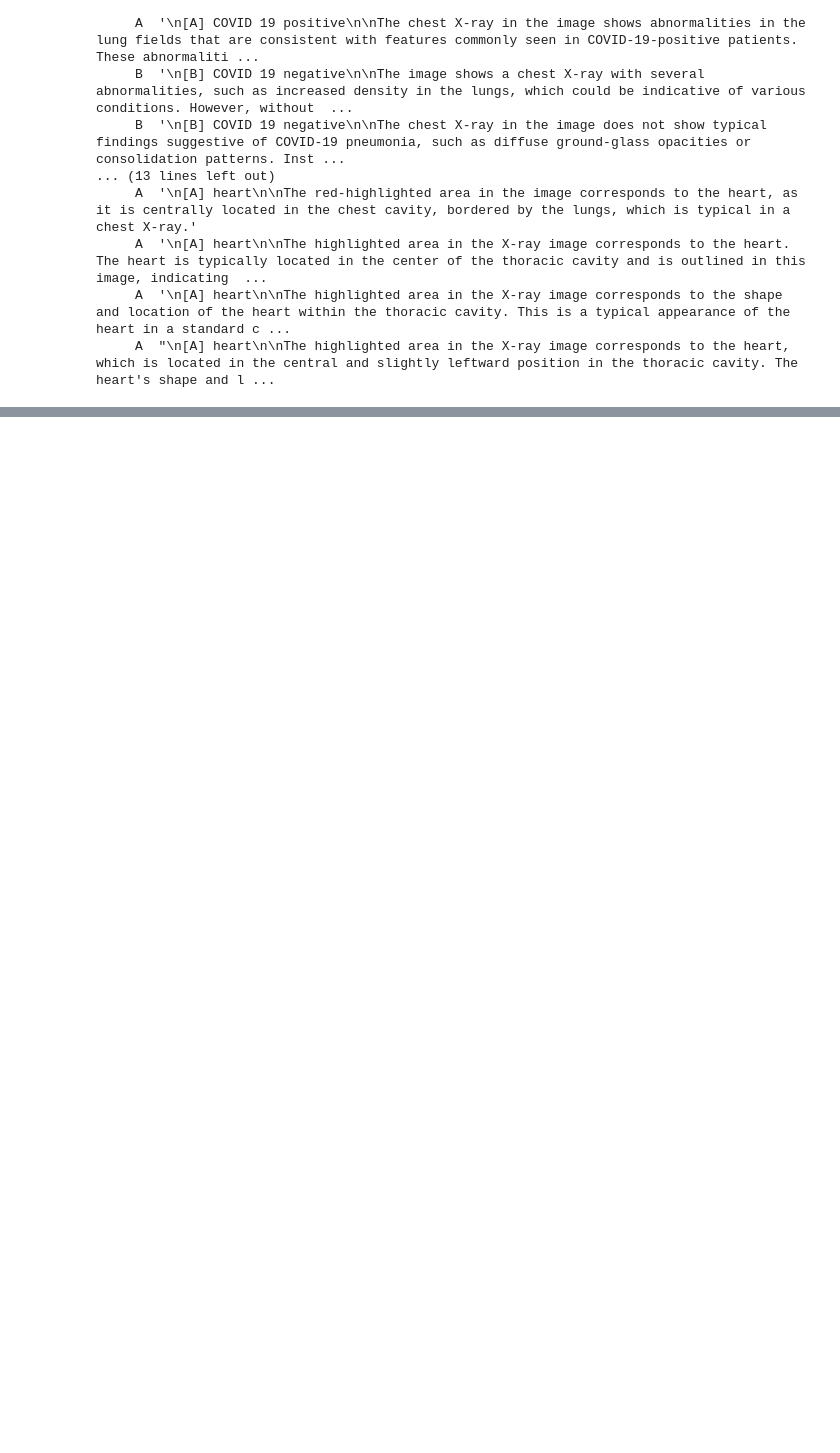
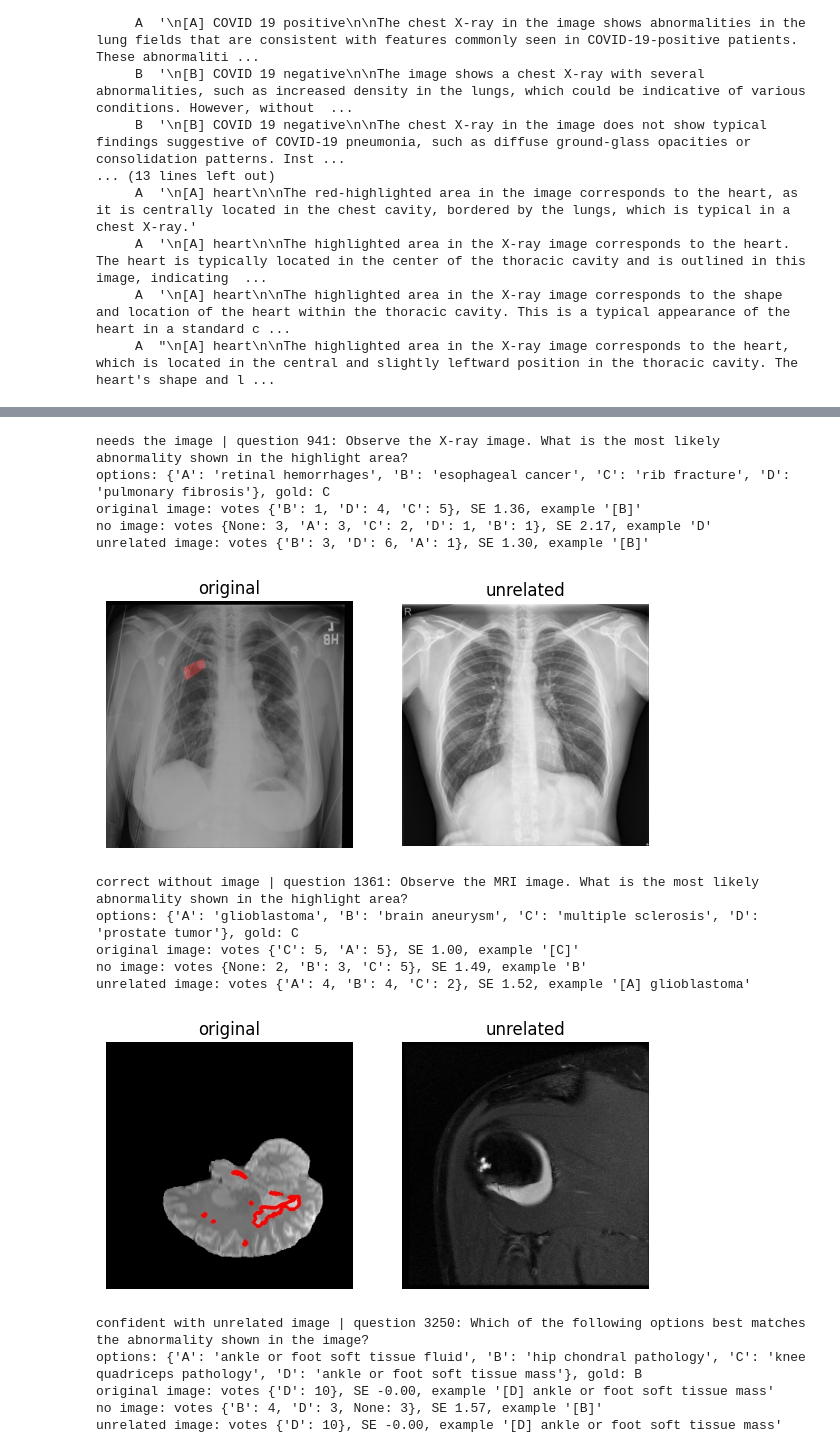
Before and after one commit to GeorgiosMavrakis/introduction-to-github, a Jupyter notebook: Copy_of_[MAM11A_2026]_V&L_Practicum_Uncertainty_Final.ipynb, the cells around one changed output, grey strips where cells are left out. Cells and saved outputs as stored; diff of their text form; code cells hidden in the pictures; blank space fills up the shorter version.

Commit message:
Created using Colab Bring old questions, new Q16 and 17

```diff
--- a/Copy_of_[MAM11A_2026]_V&L_Practicum_Uncertainty_Final.ipynb
+++ b/Copy_of_[MAM11A_2026]_V&L_Practicum_Uncertainty_Final.ipynb
@@ -1545,0 +1682,20 @@ Qwen2.5-VL-32B-Instruct          1.0     0.517 67.377998  0.642 0.132  0.252
+# %%
+#Q15
+models = {"Qwen2.5-VL-32B T=1.0": dfs["1.0"], "Qwen2-VL-2B T=1.0": q5}
+eces, tabs = {}, {}
+for name, d in models.items():
+    u, corr, _ = compute_semantic_entropy_uncertainty(d)
+    un = se_norm(u)  # independent of n_bins, so confidences stay fixed
+    for k in [5, 10, 20]:
+        _, ece, _ = compute_calibration_metrics(u, corr, n_bins=k)
+        tabs[(name, k)] = bin_table(un, corr, k)
+        assert np.isclose(tabs[(name, k)]["weighted_gap"].sum(), ece)
+        eces[(name, k)] = ece
+
+q15 = pd.Series(eces).unstack(0)
+q15["lower_ECE"] = q15.idxmin(axis=1)
+print("ECE by number of bins\n")
+print(q15.round(4).to_string())
+for (name, k), tab in tabs.items():
+    print(f"\n{name}, {k} bins (empty bins omitted)")
+    print(tab.round(4).to_string(index=False))
@@ -1632,0 +1983,41 @@ options: {'A': 'COVID 19 positive', 'B': 'COVID 19 negative'}
+# %%
+correct = {name: maj17[name] == gold for name in q17}
+
+se = {name: pd.Series(compute_semantic_entropy_uncertainty(d)[0], index=sorted(d["index"].unique())) for name, d in q17.items()}
+
+case_1 = next((i for i in gold.index if correct["original image"][i] and not correct["no image"][i] and not correct["unrelated image"][i]), None)
+case_2 = next((i for i in gold.index if correct["no image"][i]), None)
+case_3 = se["unrelated image"][~correct["unrelated image"]].idxmin()
+
+meta = subset.set_index("index")
+for label, i in [("needs the image", case_1), ("correct without image", case_2), ("confident with unrelated image", case_3)]:
+    row = meta.loc[i]
+    print(f"\n{label} | question {i}: {row['question']} \noptions: {row['options']}, gold: {row['answer']}")
+
+    for name, d in q17.items():
+        g = d[d["index"] == i]
+        print(f"{name}: votes {dict(Counter(g['parsed_response']))}, SE {se[name][i]:.2f}, example {g['response'].iloc[0]!r}")
+
+    fig, ax = plt.subplots(1, 2, figsize=(7, 3.5))
+    ax[0].imshow(load_image(row["image_path"])); ax[0].set_title("original")
+    ax[1].imshow(load_image(unrelated[i])); ax[1].set_title("unrelated")
+    for a in ax: a.axis("off")
+    plt.show()
+# %% [output]
+needs the image | question 941: Observe the X-ray image. What is the most likely abnormality shown in the highlight area?
+options: {'A': 'retinal hemorrhages', 'B': 'esophageal cancer', 'C': 'rib fracture', 'D': 'pulmonary fibrosis'}, gold: C
+original image: votes {'B': 1, 'D': 4, 'C': 5}, SE 1.36, example '[B]'
+no image: votes {None: 3, 'A': 3, 'C': 2, 'D': 1, 'B': 1}, SE 2.17, example 'D'
+unrelated image: votes {'B': 3, 'D': 6, 'A': 1}, SE 1.30, example '[B]'
+[figure, added]
+correct without image | question 1361: Observe the MRI image. What is the most likely abnormality shown in the highlight area?
+options: {'A': 'glioblastoma', 'B': 'brain aneurysm', 'C': 'multiple sclerosis', 'D': 'prostate tumor'}, gold: C
+original image: votes {'C': 5, 'A': 5}, SE 1.00, example '[C]'
+no image: votes {None: 2, 'B': 3, 'C': 5}, SE 1.49, example 'B'
+unrelated image: votes {'A': 4, 'B': 4, 'C': 2}, SE 1.52, example '[A] glioblastoma'
+[figure, added]
+confident with unrelated image | question 3250: Which of the following options best matches the abnormality shown in the image?
+options: {'A': 'ankle or foot soft tissue fluid', 'B': 'hip chondral pathology', 'C': 'knee quadriceps pathology', 'D': 'ankle or foot soft tissue mass'}, gold: B
+original image: votes {'D': 10}, SE -0.00, example '[D] ankle or foot soft tissue mass'
+no image: votes {'B': 4, 'D': 3, None: 3}, SE 1.57, example '[B]'
+unrelated image: votes {'D': 10}, SE -0.00, example '[D] ankle or foot soft tissue mass'
```
Also changed, not shown: parts of 40 cells of this notebook.
